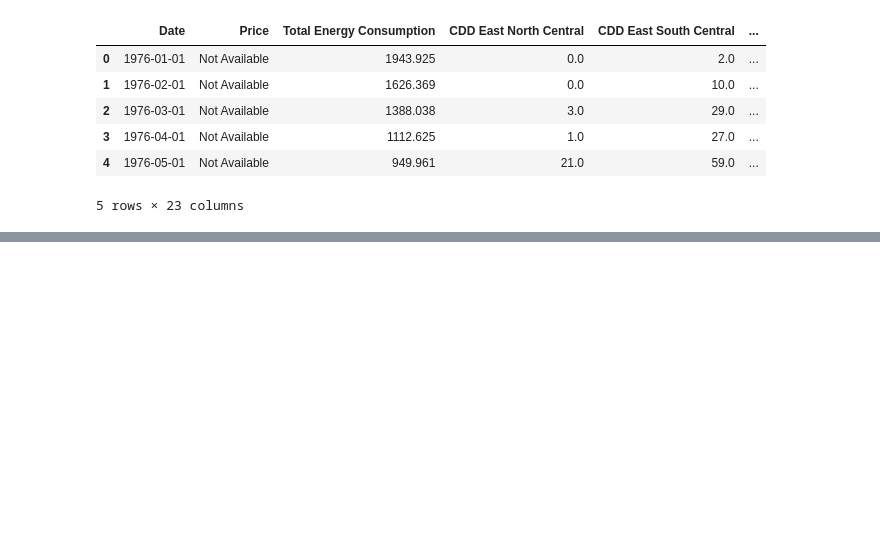
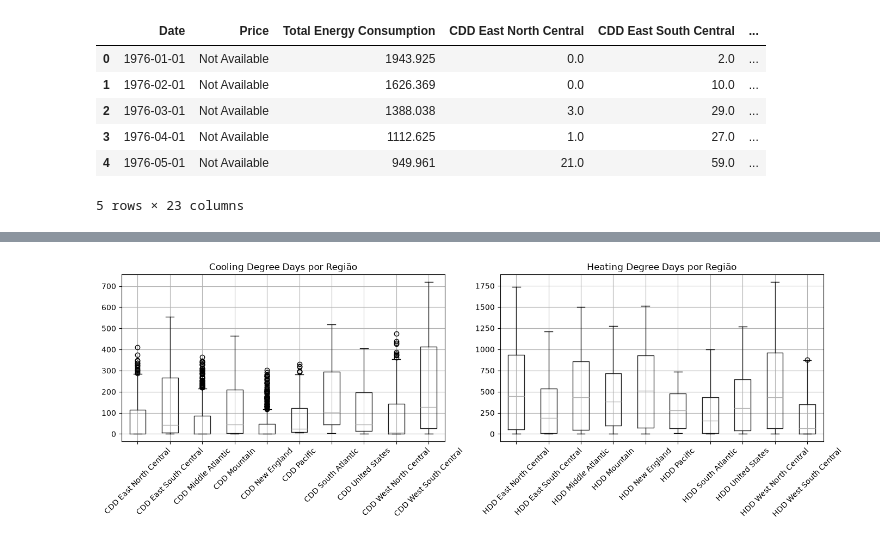
Before and after one commit to pedro-jorge/EIA_ML, a Jupyter notebook: main.ipynb, the cells around one changed output, grey strips where cells are left out. Cells and saved outputs as stored; diff of their text form; code cells hidden in the pictures; blank space fills up the shorter version.

```diff
--- a/main.ipynb
+++ b/main.ipynb
@@ -134,0 +274,16 @@ plt.show()
+# %%
+# Distribuição das colunas de CDD e HDD por região (para ver se há regiões com padrões muito diferentes)
+cdd_cols = [c for c in df_final.columns if c.startswith('CDD')]
+hdd_cols = [c for c in df_final.columns if c.startswith('HDD')]
+
+fig, axes = plt.subplots(1, 2, figsize=(14, 5))
+df_final[cdd_cols].boxplot(ax=axes[0], rot=45)
+axes[0].set_title('Cooling Degree Days por Região')
+
+df_final[hdd_cols].boxplot(ax=axes[1], rot=45)
+axes[1].set_title('Heating Degree Days por Região')
+
+plt.tight_layout()
+plt.show()
+# %% [output]
+[figure, added]
```
Also changed, not shown: parts of 58 cells of this notebook.
